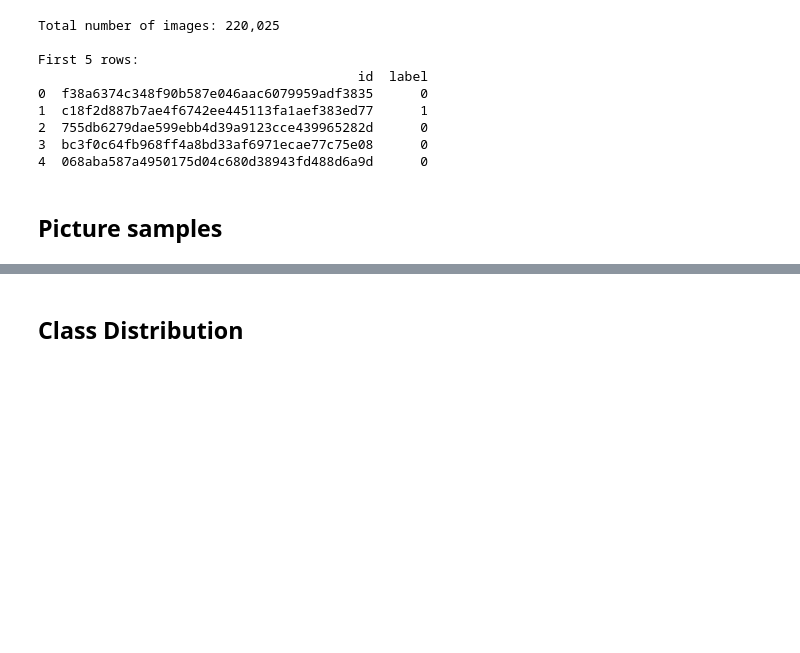
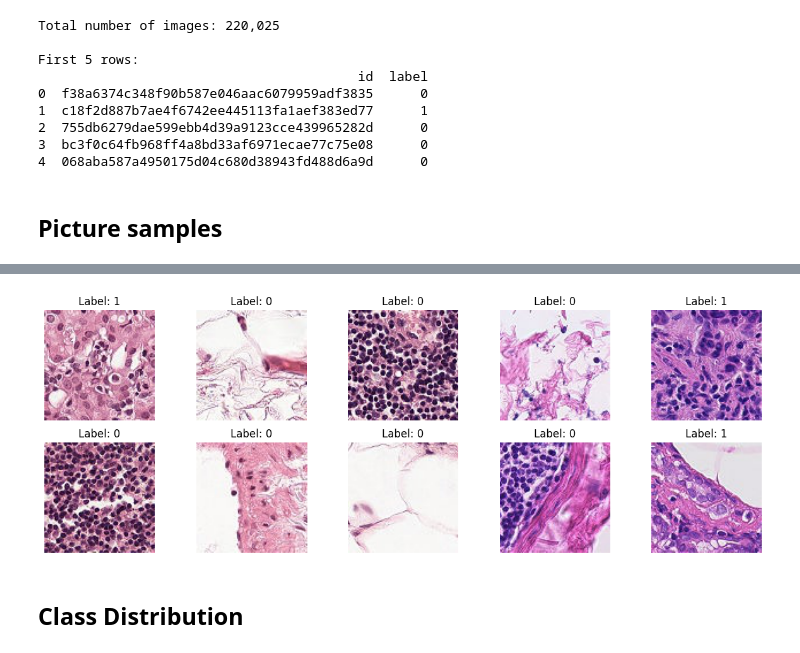
Before and after one commit to ErikShahbazyan/Histopathologic-Cancer-Detection, a Jupyter notebook: notebook/EDA.ipynb, the cells around one changed output, grey strips where cells are left out. Cells and saved outputs as stored; diff of their text form; code cells hidden in the pictures; blank space fills up the shorter version.

```diff
--- a/notebook/EDA.ipynb
+++ b/notebook/EDA.ipynb
@@ -72,3 +69,16 @@ Name: count, dtype: int64
+# %%
+fig, axes = plt.subplots(2,5, figsize=(15,5))
+sample_images = os.listdir(TRAIN_DIR)[:10]
+
+for ax, img_name in zip(axes.flatten(), sample_images):
+    img = Image.open(os.path.join(TRAIN_DIR, img_name))
+    ax.imshow(img)
+    ax.set_title(f"Label: {df[df['id']==img_name.split('.')[0]]['label'].values[0]}")
+    ax.axis('off')
+
+plt.show()
+# %% [output]
+[figure, added]
 # %% [markdown]
 ## Class Distribution
 # %%
```
Also changed, not shown: parts of 8 cells of this notebook.
